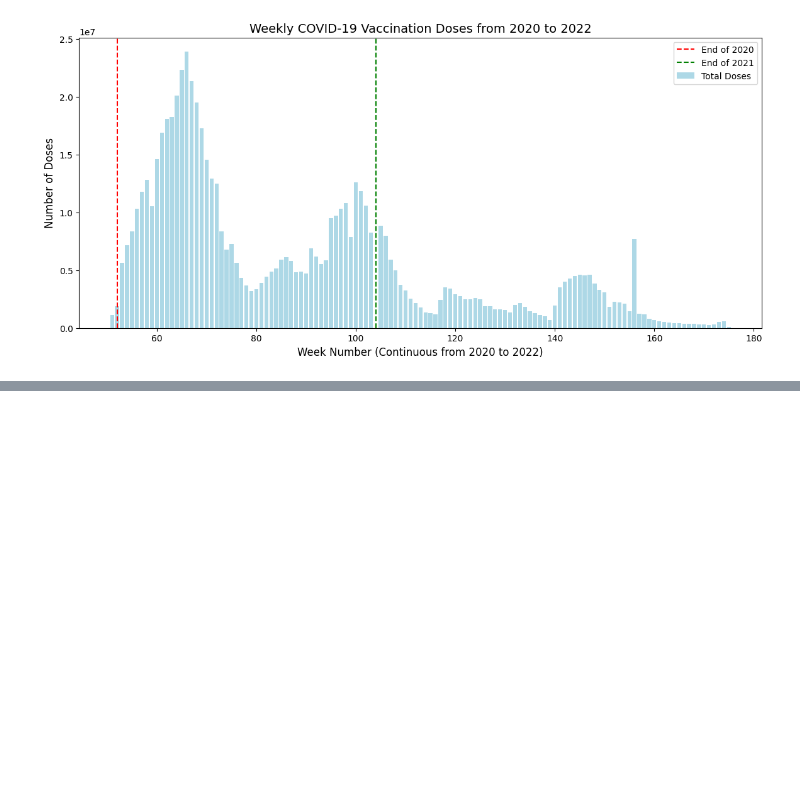
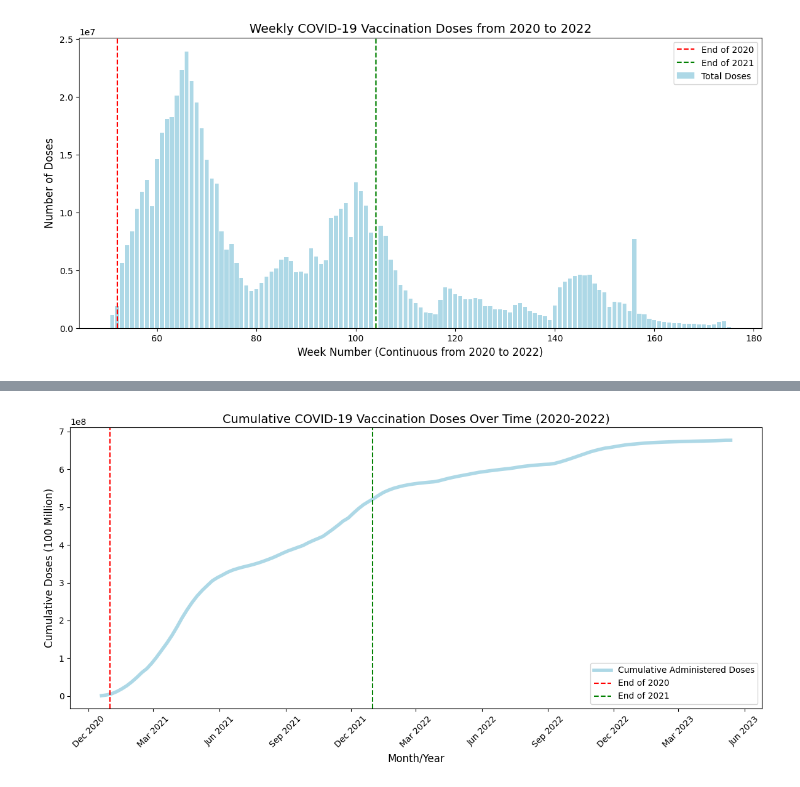
Before and after one commit to carolinehagood/covid-project, a Jupyter notebook: vaccine_data_cleaning.ipynb, the cells around one changed output, grey strips where cells are left out. Saved outputs shown, nothing was run; the diff lists cells and outputs as text; code cells hidden in the pictures; blank space fills up the shorter version.

```diff
--- a/vaccine_data_cleaning.ipynb
+++ b/vaccine_data_cleaning.ipynb
@@ -221,0 +253,42 @@ dtype: object
+# %%
+#Line graph of cummulative doses overtime
+# Add a new column 'doses_cumulative' that represents the cumulative sum of doses
+weekly_summary['doses_cumulative'] = weekly_summary['Total_Doses'].cumsum()
+
+import matplotlib.pyplot as plt
+import matplotlib.dates as mdates
+
+# Assuming 'weekly_summary' DataFrame already has a 'doses_accumulative' column added
+# And 'End_Date' is the date column representing time
+
+# Create the plot
+plt.figure(figsize=(12, 6))
+
+# Plot the cumulative doses over time
+plt.plot(weekly_summary['End_Date'], weekly_summary['doses_cumulative'],
+         color='lightblue', linewidth=4, label='Cumulative Administered Doses')
+
+# Add vertical lines to mark the end of each year (similar to previous examples)
+plt.axvline(x=pd.Timestamp('2020-12-31'), color='red', linestyle='--', label='End of 2020')
+plt.axvline(x=pd.Timestamp('2021-12-31'), color='green', linestyle='--', label='End of 2021')
+
+# Set the x-axis to display every three months
+plt.gca().xaxis.set_major_locator(mdates.MonthLocator(interval=3))
+plt.gca().xaxis.set_major_formatter(mdates.DateFormatter('%b %Y'))
+
+# Rotate the x-axis labels for better readability
+plt.xticks(rotation=45)
+
+# Add titles and labels
+plt.title("Cumulative COVID-19 Vaccination Doses Over Time (2020-2022)", fontsize=14)
+plt.xlabel("Month/Year", fontsize=12)
+plt.ylabel("Cumulative Doses (100 Million)", fontsize=12)
+
+# Show the legend
+plt.legend()
+
+# Display the plot
+plt.tight_layout()
+plt.show()
+# %% [output]
+[figure, added]
```
Also changed, not shown: parts of 3 cells of this notebook.
